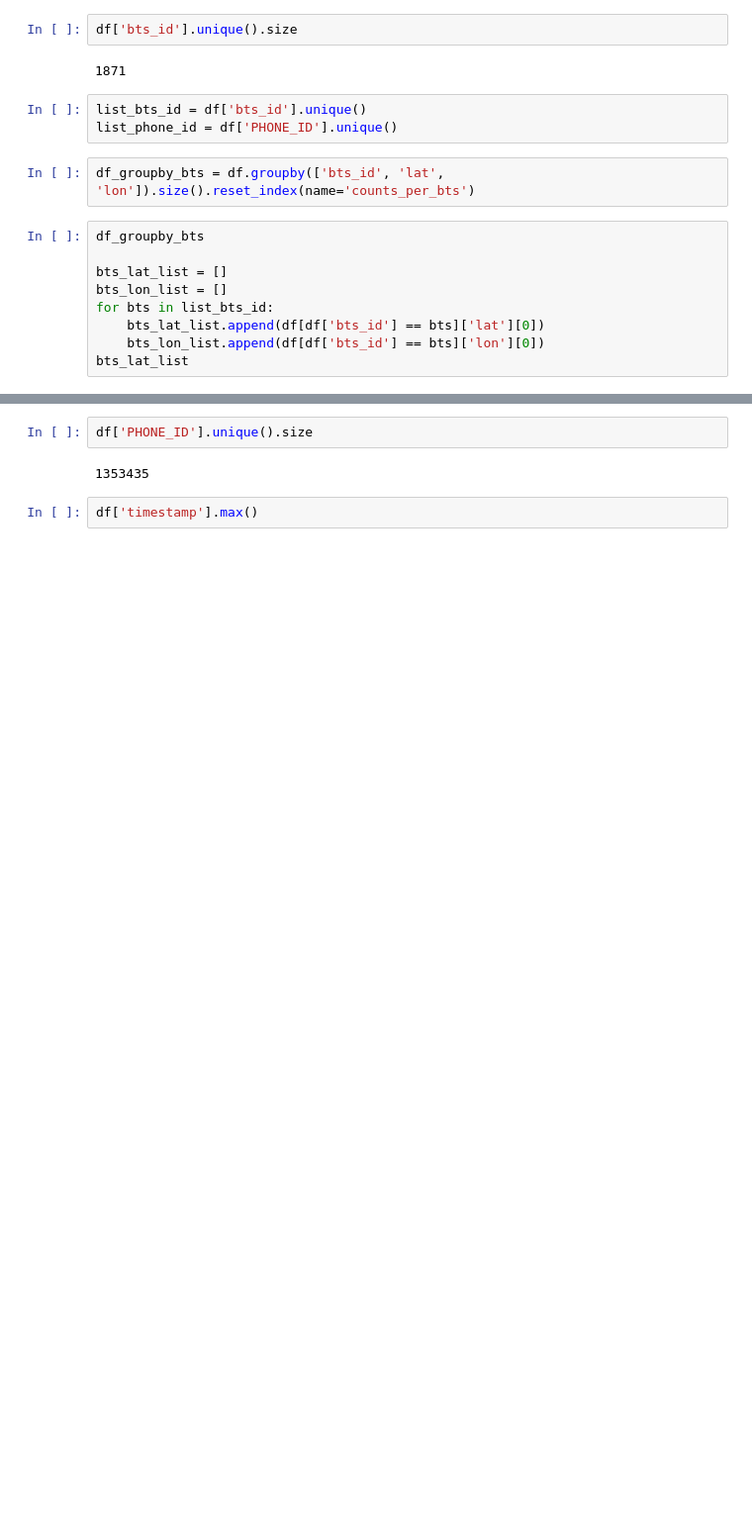
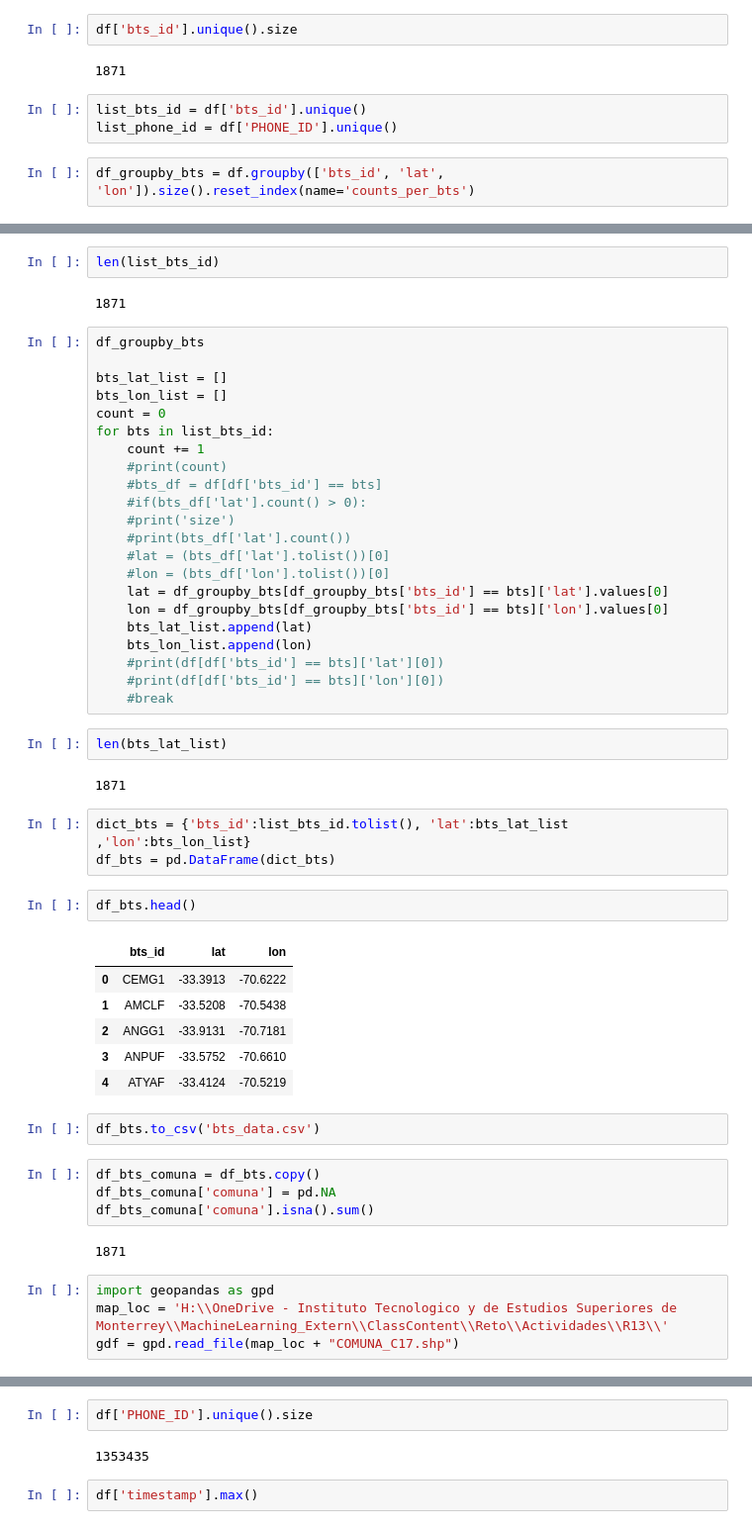
Before and after one commit to ai-concentration/udd-telefonica-challenge, a Jupyter notebook: Hu/Test load.ipynb, the cells around one changed output, grey strips where cells are left out. Shown at 99% size. Drawn from its saved outputs; the diff is of its cells as text; blank space fills up the shorter version.

Commit message:
Get Comuna from Geopandas

```diff
--- a/Hu/Test load.ipynb
+++ b/Hu/Test load.ipynb
@@ -22,12 +22,3 @@ list_bts_id = df['bts_id'].unique()
 list_phone_id = df['PHONE_ID'].unique()
 # %%
 df_groupby_bts = df.groupby(['bts_id', 'lat', 'lon']).size().reset_index(name='counts_per_bts')
-# %%
-df_groupby_bts
-
-bts_lat_list = []
-bts_lon_list = []
-for bts in list_bts_id:
-    bts_lat_list.append(df[df['bts_id'] == bts]['lat'][0])
-    bts_lon_list.append(df[df['bts_id'] == bts]['lon'][0])
-bts_lat_list
@@ -35,0 +39,54 @@ KeyError: 0
+# %%
+len(list_bts_id)
+# %% [output]
+1871
+# %%
+df_groupby_bts
+
+bts_lat_list = []
+bts_lon_list = []
+count = 0
+for bts in list_bts_id:
+    count += 1
+    #print(count)
+    #bts_df = df[df['bts_id'] == bts]
+    #if(bts_df['lat'].count() > 0):
+    #print('size')
+    #print(bts_df['lat'].count())
+    #lat = (bts_df['lat'].tolist())[0]
+    #lon = (bts_df['lon'].tolist())[0]
+    lat = df_groupby_bts[df_groupby_bts['bts_id'] == bts]['lat'].values[0]
+    lon = df_groupby_bts[df_groupby_bts['bts_id'] == bts]['lon'].values[0]
+    bts_lat_list.append(lat)
+    bts_lon_list.append(lon)
+    #print(df[df['bts_id'] == bts]['lat'][0])
+    #print(df[df['bts_id'] == bts]['lon'][0])
+    #break
+# %%
+len(bts_lat_list)
+# %% [output]
+1871
+# %%
+dict_bts = {'bts_id':list_bts_id.tolist(), 'lat':bts_lat_list ,'lon':bts_lon_list}
+df_bts = pd.DataFrame(dict_bts)
+# %%
+df_bts.head()
+# %% [output]
+|  | bts_id | lat | lon |
+| 0 | CEMG1 | -33.3913 | -70.6222 |
+| 1 | AMCLF | -33.5208 | -70.5438 |
+| 2 | ANGG1 | -33.9131 | -70.7181 |
+| 3 | ANPUF | -33.5752 | -70.6610 |
+| 4 | ATYAF | -33.4124 | -70.5219 |
+# %%
+df_bts.to_csv('bts_data.csv')
+# %%
+df_bts_comuna = df_bts.copy()
+df_bts_comuna['comuna'] = pd.NA
+df_bts_comuna['comuna'].isna().sum()
+# %% [output]
+1871
+# %%
+import geopandas as gpd
+map_loc = 'H:\\OneDrive - Instituto Tecnologico y de Estudios Superiores de Monterrey\\MachineLearning_Extern\\ClassContent\\Reto\\Actividades\\R13\\'
+gdf = gpd.read_file(map_loc + "COMUNA_C17.shp")
```
Also changed, not shown: parts of 9 cells of this notebook, 3 other files.
